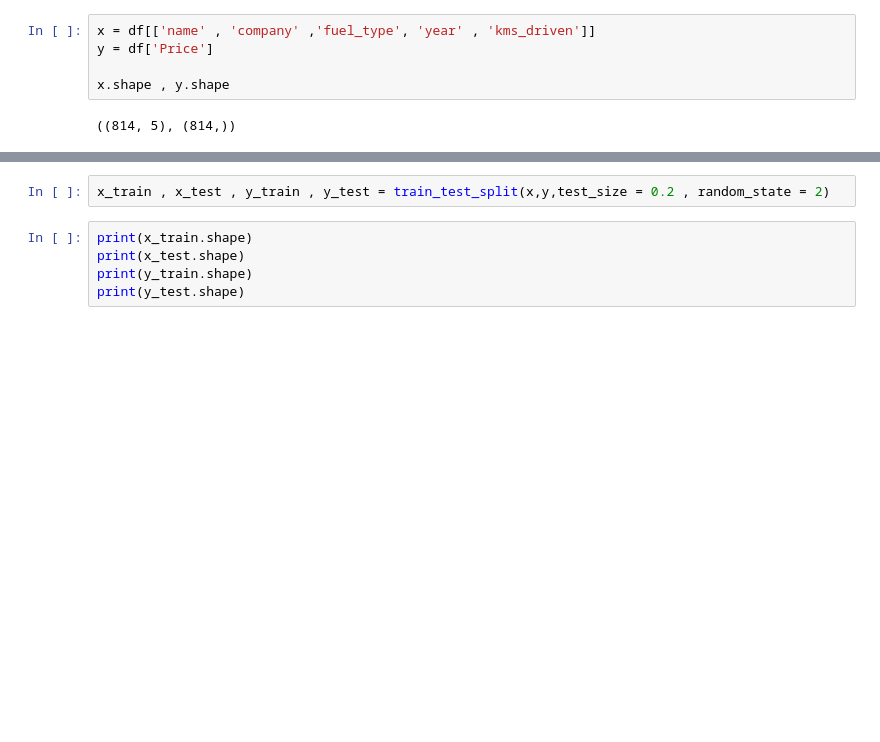
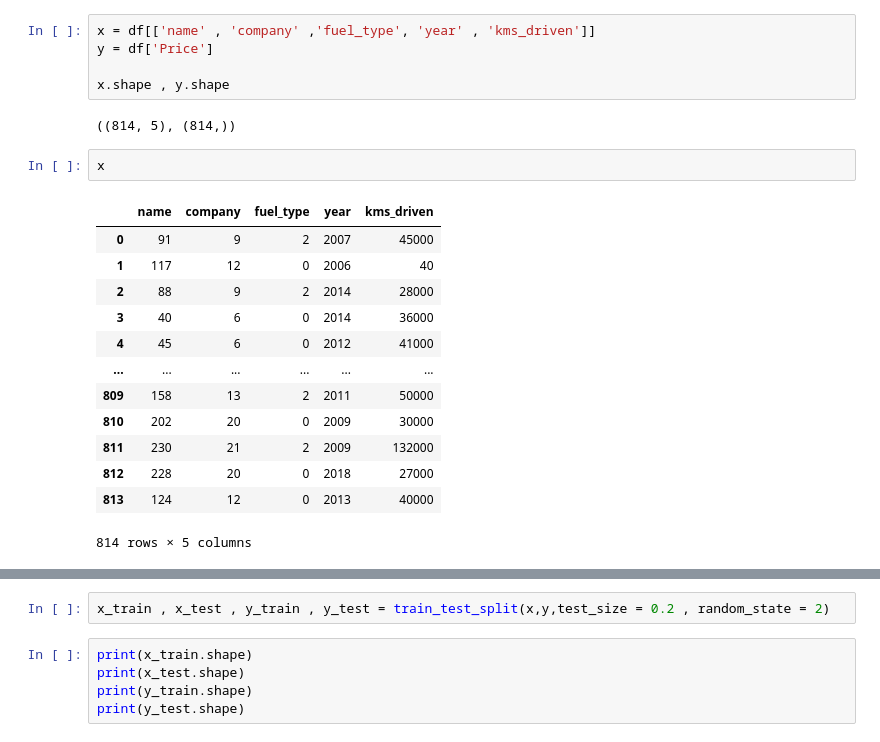
Before and after one commit to manishKrMahto/Projects, a Jupyter notebook: Machine learing/1. Car Price Predictor/Car_Price_Predictor.ipynb, the cells around one changed output, grey strips where cells are left out. Cells and saved outputs as stored; diff of their text form; blank space fills up the shorter version.

```diff
--- a/Machine learing/1. Car Price Predictor/Car_Price_Predictor.ipynb
+++ b/Machine learing/1. Car Price Predictor/Car_Price_Predictor.ipynb
@@ -281,3 +276,19 @@ y = df['Price']
 x.shape , y.shape
 # %% [output]
 ((814, 5), (814,))
+# %%
+x
+# %% [output]
+|  | name | company | fuel_type | year | kms_driven |
+| 0 | 91 | 9 | 2 | 2007 | 45000 |
+| 1 | 117 | 12 | 0 | 2006 | 40 |
+| 2 | 88 | 9 | 2 | 2014 | 28000 |
+| 3 | 40 | 6 | 0 | 2014 | 36000 |
+| 4 | 45 | 6 | 0 | 2012 | 41000 |
+| ... | ... | ... | ... | ... | ... |
+| 809 | 158 | 13 | 2 | 2011 | 50000 |
+| 810 | 202 | 20 | 0 | 2009 | 30000 |
+| 811 | 230 | 21 | 2 | 2009 | 132000 |
+| 812 | 228 | 20 | 0 | 2018 | 27000 |
+| 813 | 124 | 12 | 0 | 2013 | 40000 |
+814 rows × 5 columns
```
Also changed, not shown: parts of 43 cells of this notebook, 24 other files.
